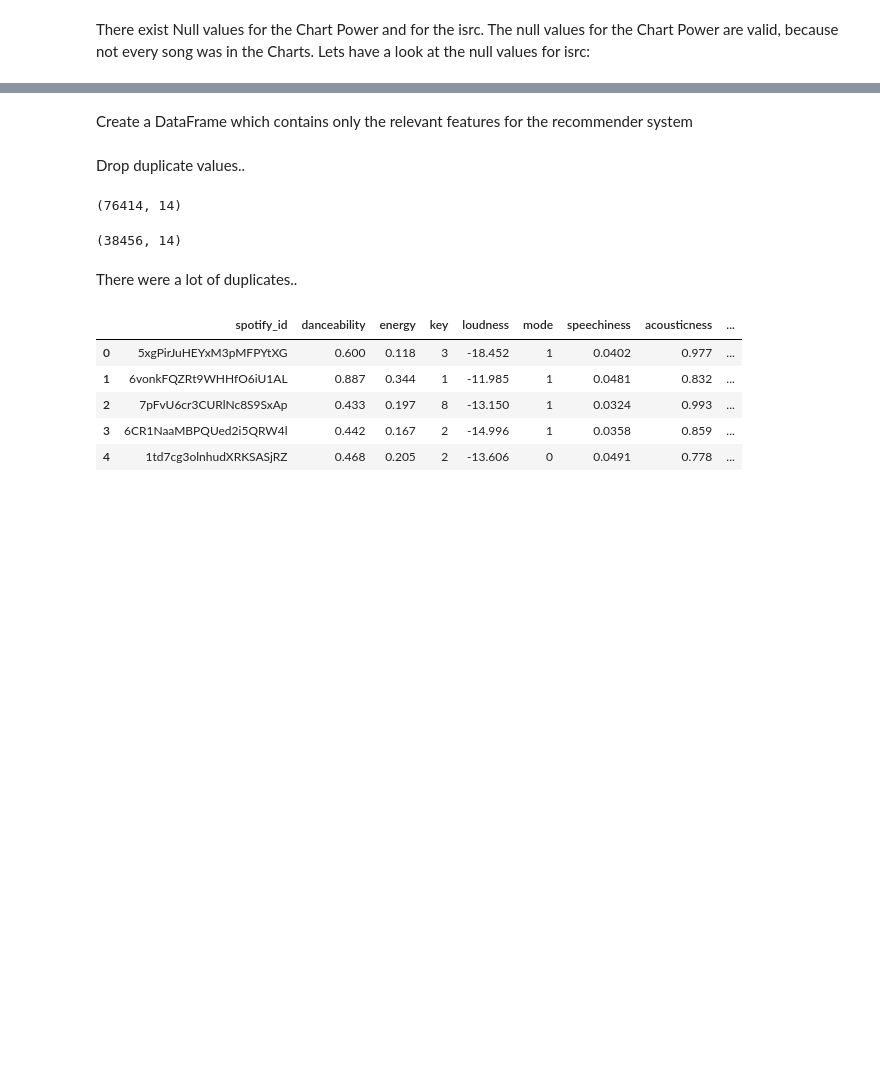
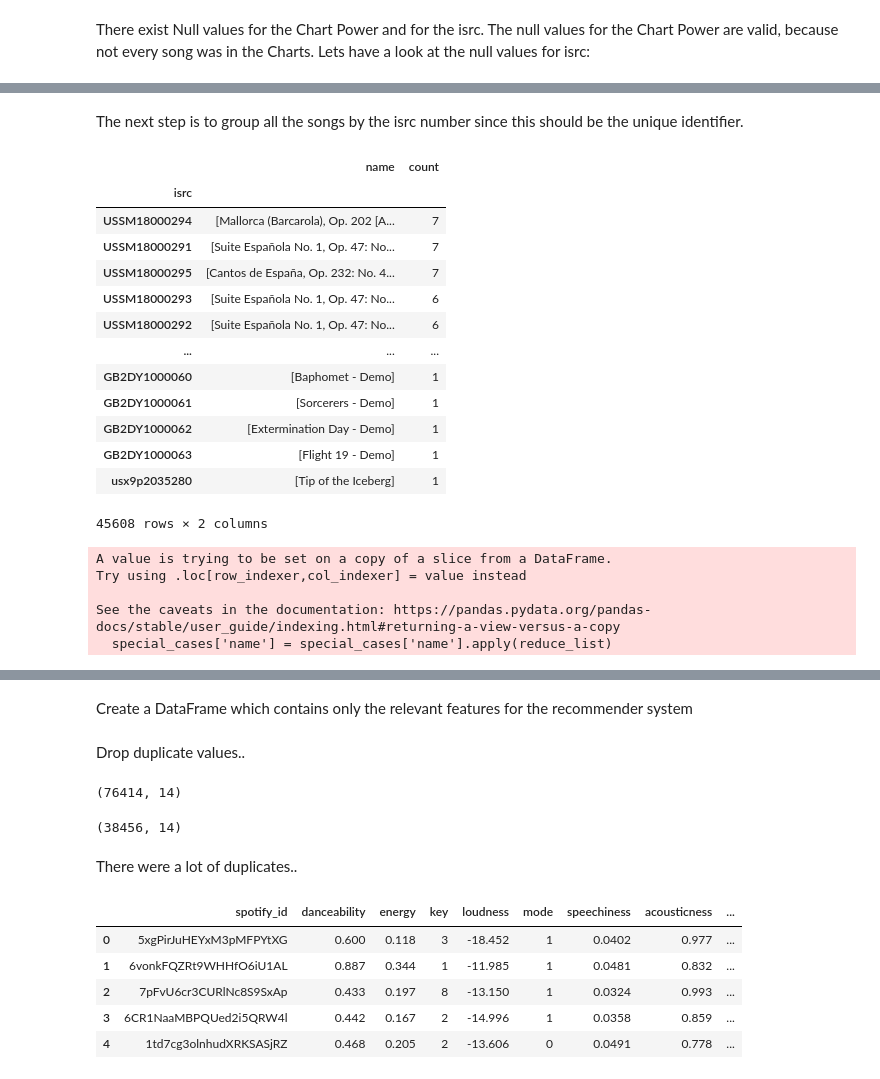
Before and after one commit to Jannis37/80s-recommender, a Jupyter notebook: recommender.ipynb, the cells around one changed output, grey strips where cells are left out. Saved outputs shown, nothing was run; the diff lists cells and outputs as text; code cells hidden in the pictures; blank space fills up the shorter version.

```diff
--- a/recommender.ipynb
+++ b/recommender.ipynb
@@ -146,0 +135,34 @@ df_total
+# %%
+def reduce_list(elements, string_return = True):
+    '''
+    Removes duplicate elements in a list
+
+    Parameter
+    ---------
+    elements: list
+        List that should be reduced
+
+    string_return: boolean; default=True
+        Whether a list with just one element should be returned as string or list
+
+    Return
+    ------
+    unique_elements: list or str
+
+    '''
+    unique_elements = []
+    for element in elements:
+        if element not in unique_elements:
+            unique_elements.append(element)
+    if (len(unique_elements) == 1 and string_return):
+        return unique_elements[0]
+    return unique_elements
+# %%
+by_spotify_id['isrc'] = by_spotify_id['isrc'].agg(reduce_list)
+by_spotify_id['name'] = by_spotify_id['name'].agg(reduce_list)
+by_spotify_id['artists'] = by_spotify_id['artists'].agg(reduce_list)
+by_spotify_id['album'] = by_spotify_id['album'].agg(reduce_list)
+by_spotify_id['release_date'] = by_spotify_id['release_date'].agg(reduce_list)
+by_spotify_id['release_date_precision'] = by_spotify_id['release_date_precision'].agg(reduce_list)
+by_spotify_id['uri'] = by_spotify_id['uri'].agg(reduce_list)
+by_spotify_id['genres'] = by_spotify_id['genres'].agg(reduce_list)
@@ -146,0 +180,27 @@ df_total
+# %% [markdown]
+The next step is to group all the songs by the isrc number since this should be the unique identifier.
+# %%
+by_isrc = by_spotify_id.copy()
+by_isrc = by_isrc[['isrc', 'name']]
+by_isrc['count'] = 0
+by_isrc = by_isrc.groupby('isrc').agg({
+    'name': list,
+    'count': 'count'
+})
+
+by_isrc.sort_values('count', ascending=False)
+# %% [output]
+|  | name | count |
+| isrc |  |  |
+| USSM18000294 | [Mallorca (Barcarola), Op. 202 [A... | 7 |
+| USSM18000291 | [Suite Española No. 1, Op. 47: No... | 7 |
+| USSM18000295 | [Cantos de España, Op. 232: No. 4... | 7 |
+| USSM18000293 | [Suite Española No. 1, Op. 47: No... | 6 |
+| USSM18000292 | [Suite Española No. 1, Op. 47: No... | 6 |
+| ... | ... | ... |
+| GB2DY1000060 | [Baphomet - Demo] | 1 |
+| GB2DY1000061 | [Sorcerers - Demo] | 1 |
+| GB2DY1000062 | [Extermination Day - Demo] | 1 |
+| GB2DY1000063 | [Flight 19 - Demo] | 1 |
+| usx9p2035280 | [Tip of the Iceberg] | 1 |
+45608 rows × 2 columns
@@ -146,0 +211,8 @@ df_total
+# %%
+special_cases['name'] = special_cases['name'].apply(reduce_list)
+# %% [output]
+A value is trying to be set on a copy of a slice from a DataFrame.
+Try using .loc[row_indexer,col_indexer] = value instead
+
+See the caveats in the documentation: https://pandas.pydata.org/pandas-docs/stable/user_guide/indexing.html#returning-a-view-versus-a-copy
+  special_cases['name'] = special_cases['name'].apply(reduce_list)
```
Also changed, not shown: parts of 44 cells of this notebook, 2 other files.
